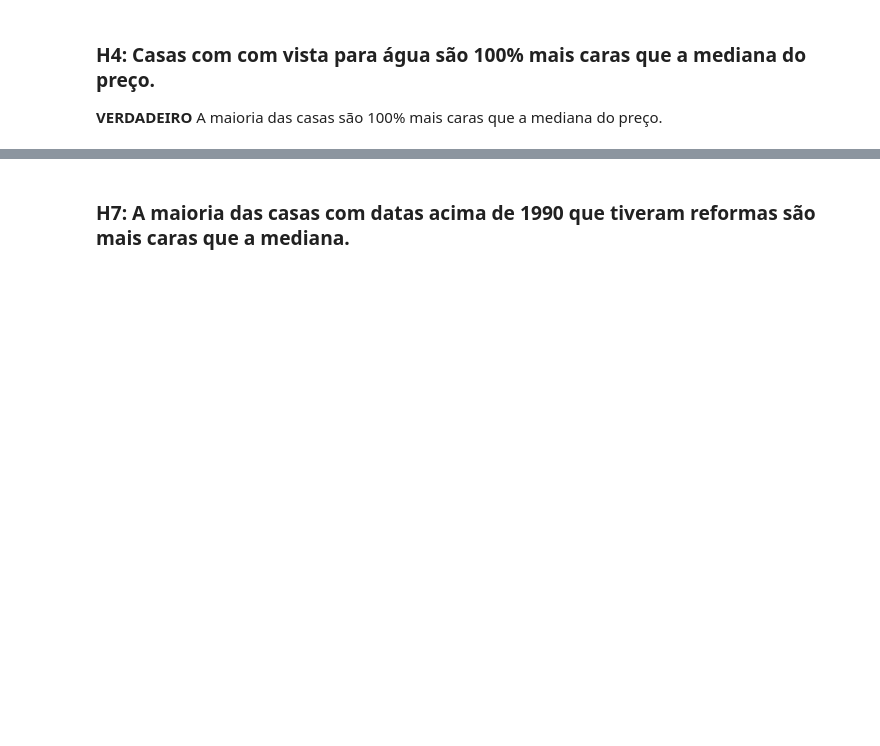
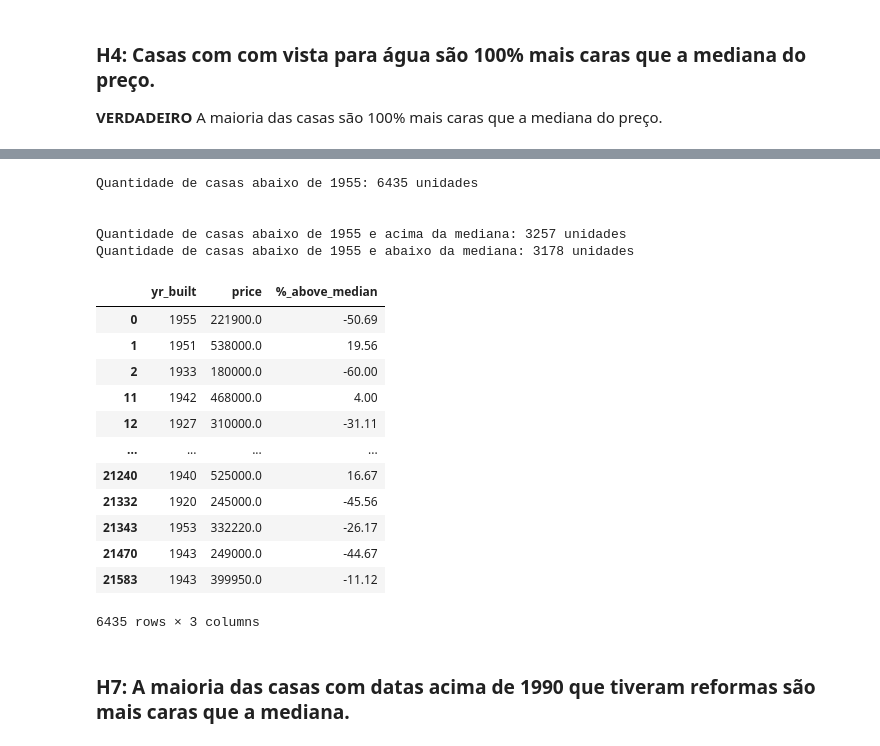
Before and after one commit to borgesds/House_Rocket, a Jupyter notebook: m5_house_rocket_v1.ipynb, the cells around one changed output, grey strips where cells are left out. Saved outputs shown, nothing was run; the diff lists cells and outputs as text; code cells hidden in the pictures; blank space fills up the shorter version.

```diff
--- a/m5_house_rocket_v1.ipynb
+++ b/m5_house_rocket_v1.ipynb
@@ -518,3 +517,41 @@ Name: %_above_median, Length: 152, dtype: bool
+# %%
+h_belowyrbuilt = len(df4[(df4['yr_built'] <= 1955)])
+
+print('Quantidade de casas abaixo de 1955: {} unidades'.format(h_belowyrbuilt))
+print('\n')
+
+h_1955 = df4[(df4['yr_built'] <= 1955)]
+h_1955['%_above_median'] = np.round(((h_1955['price'] - df4['price'].median()) / df4['price'].median()) * 100, 2)
+
+h_1955up = len(h_1955[h_1955['%_above_median'] >= 0])
+print('Quantidade de casas abaixo de 1955 e acima da mediana: {} unidades'
+      .format(h_1955up))
+
+h_1955below = len(h_1955[h_1955['%_above_median'] < 0])
+print('Quantidade de casas abaixo de 1955 e abaixo da mediana: {} unidades'
+      .format(h_1955below))
+
+h_1955 = h_1955[['yr_built', 'price', '%_above_median']]
+h_1955
+# %% [output]
+Quantidade de casas abaixo de 1955: 6435 unidades
+
+
+Quantidade de casas abaixo de 1955 e acima da mediana: 3257 unidades
+Quantidade de casas abaixo de 1955 e abaixo da mediana: 3178 unidades
+|  | yr_built | price | %_above_median |
+| 0 | 1955 | 221900.0 | -50.69 |
+| 1 | 1951 | 538000.0 | 19.56 |
+| 2 | 1933 | 180000.0 | -60.00 |
+| 11 | 1942 | 468000.0 | 4.00 |
+| 12 | 1927 | 310000.0 | -31.11 |
+| ... | ... | ... | ... |
+| 21240 | 1940 | 525000.0 | 16.67 |
+| 21332 | 1920 | 245000.0 | -45.56 |
+| 21343 | 1953 | 332220.0 | -26.17 |
+| 21470 | 1943 | 249000.0 | -44.67 |
+| 21583 | 1943 | 399950.0 | -11.12 |
+6435 rows × 3 columns
 # %% [markdown]
 ### H7: A maioria das casas com datas acima de 1990 que tiveram reformas são mais caras que a mediana.
 # %% [markdown]
```
Also changed, not shown: parts of 12 cells of this notebook.
